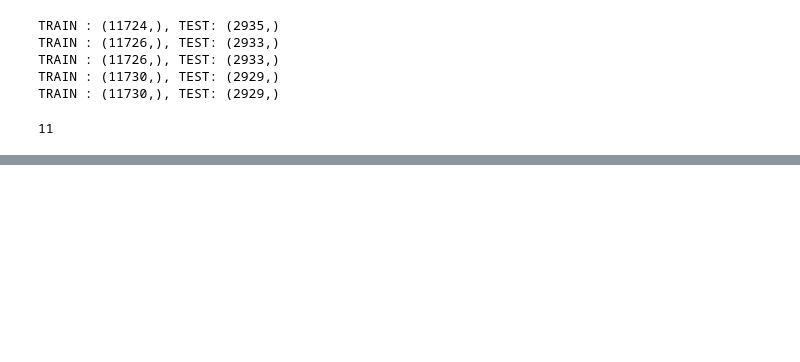
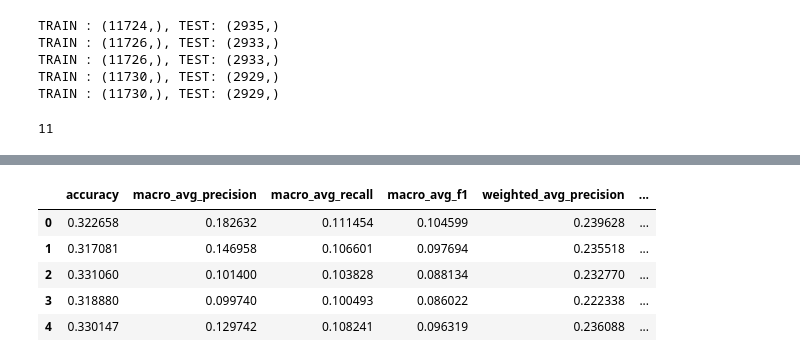
Before and after one commit to mashkovic/HAN-and-SVM, a Jupyter notebook: svm.ipynb, the cells around one changed output, grey strips where cells are left out. Cells and saved outputs as stored; diff of their text form; code cells hidden in the pictures; blank space fills up the shorter version.

```diff
--- a/svm.ipynb
+++ b/svm.ipynb
@@ -139,0 +141,9 @@ fig.savefig('SVM_result.jpg')
+# %%
+svm_metrics
+# %% [output]
+|  | accuracy | macro_avg_precision | macro_avg_recall | macro_avg_f1 | weighted_avg_precision | ... |
+| 0 | 0.322658 | 0.182632 | 0.111454 | 0.104599 | 0.239628 | ... |
+| 1 | 0.317081 | 0.146958 | 0.106601 | 0.097694 | 0.235518 | ... |
+| 2 | 0.331060 | 0.101400 | 0.103828 | 0.088134 | 0.232770 | ... |
+| 3 | 0.318880 | 0.099740 | 0.100493 | 0.086022 | 0.222338 | ... |
+| 4 | 0.330147 | 0.129742 | 0.108241 | 0.096319 | 0.236088 | ... |
```
Also changed, not shown: parts of 5 cells of this notebook.
